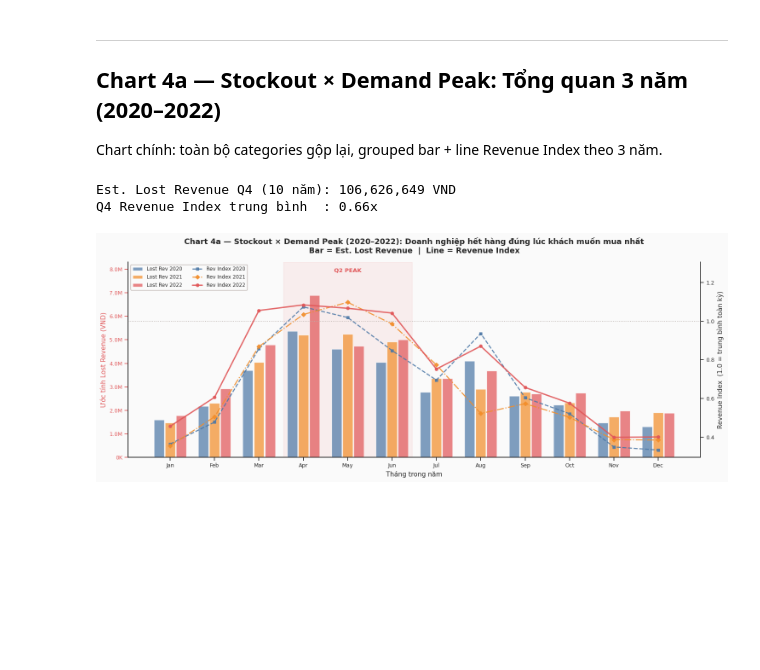
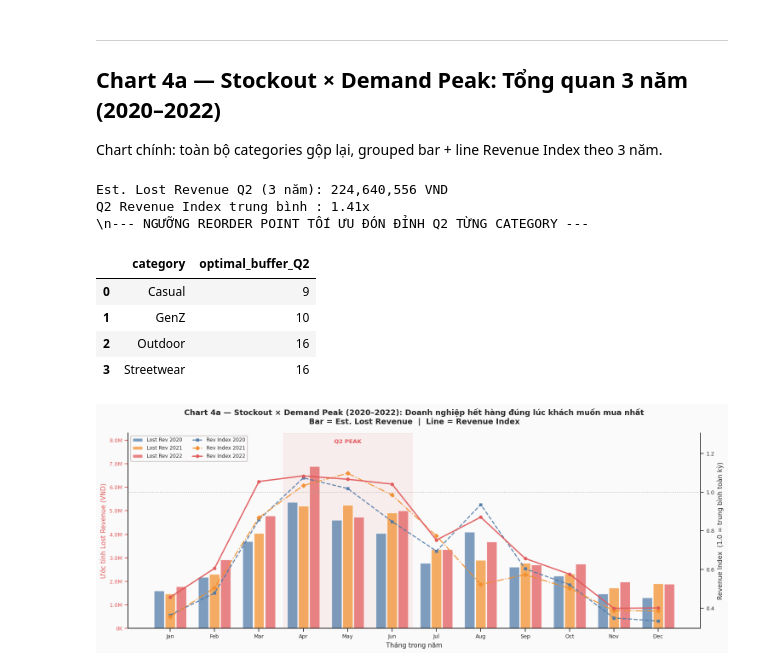
Before and after one commit to MinhCYB/BountyHunter, a Jupyter notebook: notebooks/story4.ipynb, the cells around one changed output. Cells and saved outputs as stored; diff of their text form; code cells hidden in the pictures; blank space fills up the shorter version.

```diff
--- a/notebooks/story4.ipynb
+++ b/notebooks/story4.ipynb
@@ -135,42 +135,79 @@ df4a = monthly_stockout.merge(
 df4a['est_lost_revenue'] = df4a['avg_stockout_days'] * (df4a['avg_daily_revenue'] / 4)
 df4a['month_dt'] = df4a['YearMonth'].dt.to_timestamp()
 
 # ── Filter 3 năm ─────────────────────────────────────────────────────────────
 ANALYSIS_YEARS = [2020, 2021, 2022]
 df4a_3y = df4a[df4a['year'].isin(ANALYSIS_YEARS)].copy()
 
 # Aggregate tổng 4 categories per month-year
 df4a_monthly = (
     df4a_3y.groupby(['year', 'month_num', 'month_dt'])
     .agg(total_est_lost=('est_lost_revenue', 'sum'),
          avg_revenue_index=('revenue_index', 'mean'))
     .reset_index()
     .sort_values('month_dt')
 )
 
 # ── Metrics tổng hợp ─────────────────────────────────────────────────────────
-q4_index    = df4a[df4a['month_num'].isin([10, 11, 12])]['revenue_index'].mean()
-lost_q4_all = df4a[df4a['month_num'].isin([10, 11, 12])]['est_lost_revenue'].sum()
+# q4_index    = df4a[df4a['month_num'].isin([10, 11, 12])]['revenue_index'].mean()
+# lost_q4_all = df4a[df4a['month_num'].isin([10, 11, 12])]['est_lost_revenue'].sum()
 
-# Buffer stock
+# # Buffer stock
+# inventory['days_in_month']        = inventory['snapshot_date'].dt.days_in_month
+# inventory['avg_daily_units_sold']  = inventory['units_sold'] / inventory['days_in_month']
+# LEAD_TIME_DAYS    = 14
+# SAFETY_STOCK_DAYS = 7
+
+# buffer_by_cat = (
+#     inventory.groupby('category')
+#     .agg(avg_daily_units=('avg_daily_units_sold', 'mean'))
+#     .reset_index()
+# )
+# buffer_by_cat['optimal_buffer_units'] = buffer_by_cat['avg_daily_units'] * (LEAD_TIME_DAYS + SAFETY_STOCK_DAYS)
+# buffer_by_cat['optimal_buffer_Q4']    = buffer_by_cat['optimal_buffer_units'] * q4_index
+
+# print(f'Est. Lost Revenue Q4 (10 năm): {lost_q4_all:,.0f} VND')
+# print(f'Q4 Revenue Index trung bình  : {q4_index:.2f}x')
+
+# Lấy index mùa vụ của Q2 (tháng 3, 4, 5) để khớp với storyline
+q2_index    = df4a[df4a['month_num'].isin([3, 4, 5])]['revenue_index'].mean()
+lost_q2_all = df4a[df4a['month_num'].isin([3, 4, 5])]['est_lost_revenue'].sum()
+
+# Tính Buffer stock theo công thức: avg_daily_sales × (lead_time + safety) × Q2_index
 inventory['days_in_month']        = inventory['snapshot_date'].dt.days_in_month
-inventory['avg_daily_units_sold']  = inventory['units_sold'] / inventory['days_in_month']
+inventory['avg_daily_units_sold'] = inventory['units_sold'] / inventory['days_in_month']
+
 LEAD_TIME_DAYS    = 14
 SAFETY_STOCK_DAYS = 7
 
 buffer_by_cat = (
     inventory.groupby('category')
     .agg(avg_daily_units=('avg_daily_units_sold', 'mean'))
     .reset_index()
 )
+
+# 1. Tính ngưỡng tồn kho an toàn cơ bản (điều kiện bình thường)
 buffer_by_cat['optimal_buffer_units'] = buffer_by_cat['avg_daily_units'] * (LEAD_TIME_DAYS + SAFETY_STOCK_DAYS)
-buffer_by_cat['optimal_buffer_Q4']    = buffer_by_cat['optimal_buffer_units'] * q4_index
 
-print(f'Est. Lost Revenue Q4 (10 năm): {lost_q4_all:,.0f} VND')
-print(f'Q4 Revenue Index trung bình  : {q4_index:.2f}x')
+# 2. Tính ngưỡng TỒN KHO TỐI ƯU ĐÓN ĐỈNH Q2 (đây là cái bưng đi thuyết trình)
+buffer_by_cat['optimal_buffer_Q2']    = buffer_by_cat['optimal_buffer_units'] * q2_index
+
+# Làm tròn số lượng hàng cần nhập cho đẹp
+buffer_by_cat['optimal_buffer_Q2'] = buffer_by_cat['optimal_buffer_Q2'].round(0).astype(int)
+
+print(f'Est. Lost Revenue Q2 (3 năm): {lost_q2_all:,.0f} VND')
+print(f'Q2 Revenue Index trung bình : {q2_index:.2f}x')
+print('\\n--- NGƯỠNG REORDER POINT TỐI ƯU ĐÓN ĐỈNH Q2 TỪNG CATEGORY ---')
+display(buffer_by_cat[['category', 'optimal_buffer_Q2']])
 # %% [output]
-Est. Lost Revenue Q4 (10 năm): 106,626,649 VND
-Q4 Revenue Index trung bình  : 0.66x
+Est. Lost Revenue Q2 (3 năm): 224,640,556 VND
+Q2 Revenue Index trung bình : 1.41x
+\n--- NGƯỠNG REORDER POINT TỐI ƯU ĐÓN ĐỈNH Q2 TỪNG CATEGORY ---
+|  | category | optimal_buffer_Q2 |
+| 0 | Casual | 9 |
+| 1 | GenZ | 10 |
+| 2 | Outdoor | 16 |
+| 3 | Streetwear | 16 |
 # %%
 # ══════════════════════════════════════════════════════════════════════════════
 # CHART 4a — Tổng quan: Grouped bar + Revenue Index line (3 năm)
```
Also changed, not shown: parts of 1 cell of this notebook, 8 other files.
